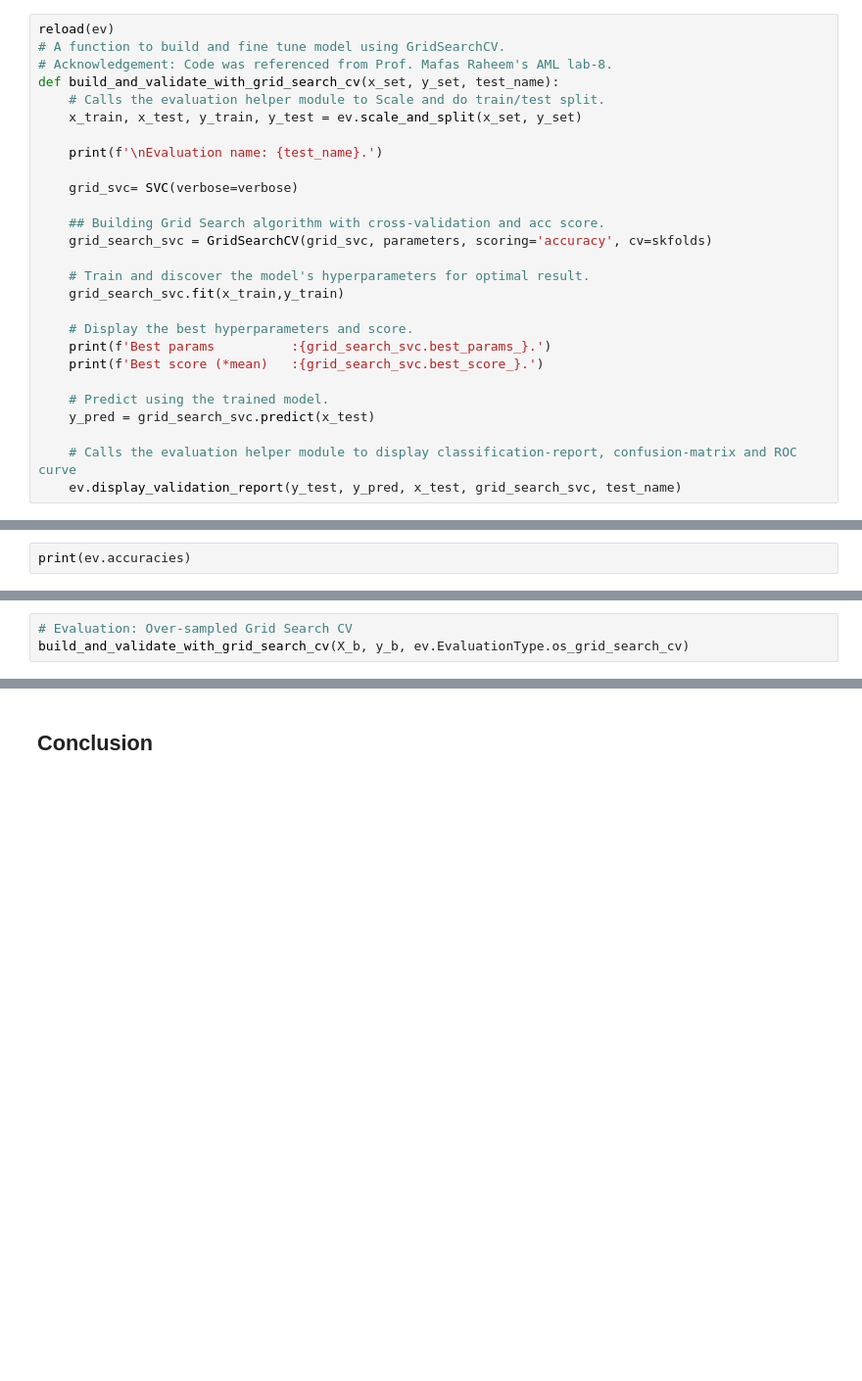
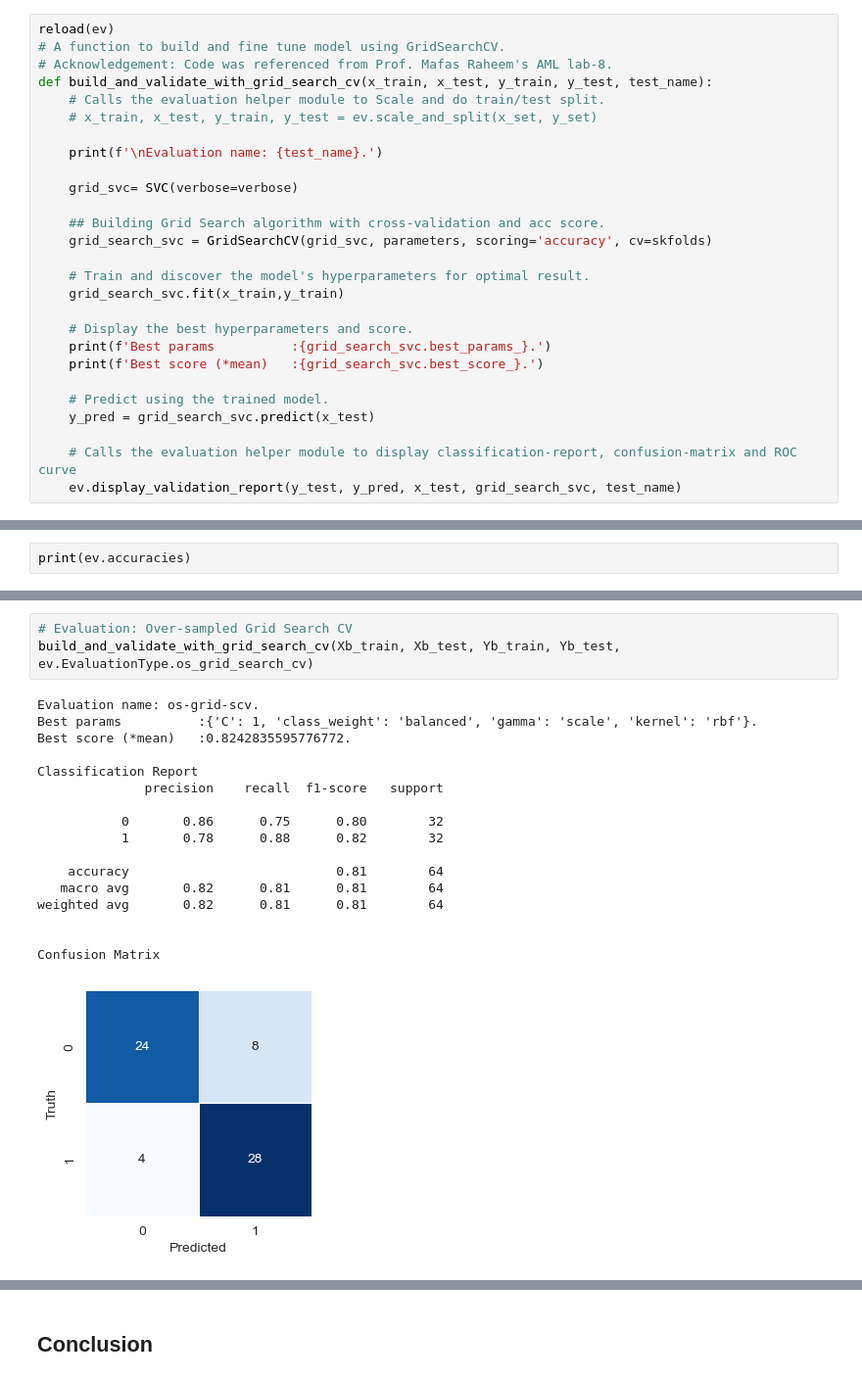
Before and after one commit to everhettoo/heart-disease-analysis, a Jupyter notebook: 4.0-model-svm.ipynb, the cells around one changed output, grey strips where cells are left out. Shown at 98% size. Drawn from its saved outputs; the diff is of its cells as text; blank space fills up the shorter version.

```diff
--- a/4.0-model-svm.ipynb
+++ b/4.0-model-svm.ipynb
@@ -89,9 +89,9 @@ def build_and_validate_base_model(x_set, y_set, test_name):
 reload(ev)
 # A function to build and fine tune model using GridSearchCV.
 # Acknowledgement: Code was referenced from Prof. Mafas Raheem's AML lab-8.
-def build_and_validate_with_grid_search_cv(x_set, y_set, test_name):
+def build_and_validate_with_grid_search_cv(x_train, x_test, y_train, y_test, test_name):
     # Calls the evaluation helper module to Scale and do train/test split.
-    x_train, x_test, y_train, y_test = ev.scale_and_split(x_set, y_set)
+    # x_train, x_test, y_train, y_test = ev.scale_and_split(x_set, y_set)
 
     print(f'\nEvaluation name: {test_name}.')
 
@@ -256,3 +236,21 @@ build_and_validate_base_model(X_b, y_b,ev.EvaluationType.os_base)
 # %%
 # Evaluation: Over-sampled Grid Search CV
-build_and_validate_with_grid_search_cv(X_b, y_b, ev.EvaluationType.os_grid_search_cv)
+build_and_validate_with_grid_search_cv(Xb_train, Xb_test, Yb_train, Yb_test, ev.EvaluationType.os_grid_search_cv)
+# %% [output]
+Evaluation name: os-grid-scv.
+Best params          :{'C': 1, 'class_weight': 'balanced', 'gamma': 'scale', 'kernel': 'rbf'}.
+Best score (*mean)   :0.8242835595776772.
+
+Classification Report
+              precision    recall  f1-score   support
+
+           0       0.86      0.75      0.80        32
+           1       0.78      0.88      0.82        32
+
+    accuracy                           0.81        64
+   macro avg       0.82      0.81      0.81        64
+weighted avg       0.82      0.81      0.81        64
+
+
+Confusion Matrix
+[figure, added]
```
Also changed, not shown: parts of 15 cells of this notebook.
